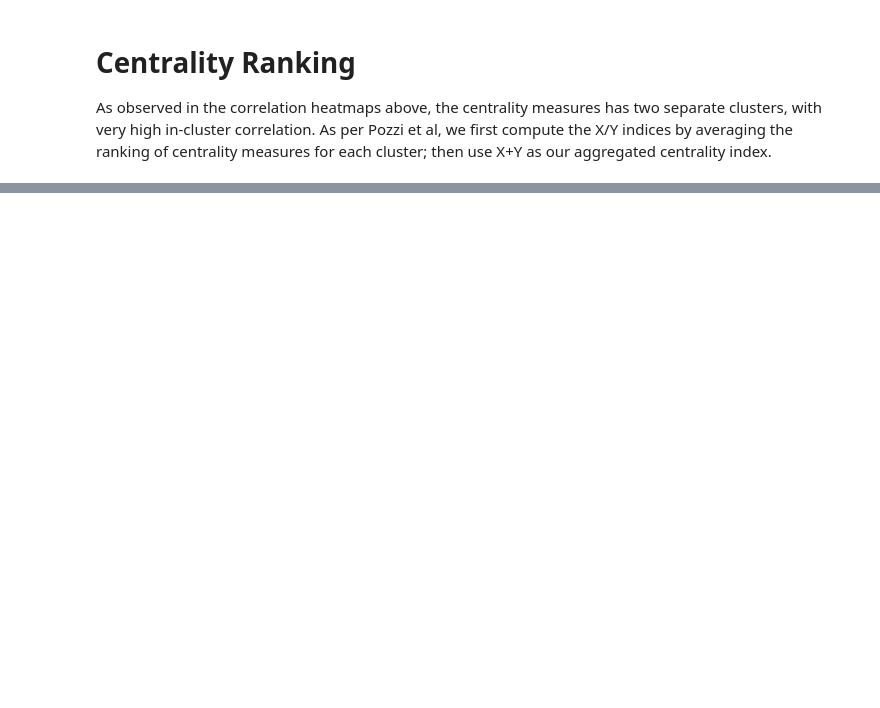
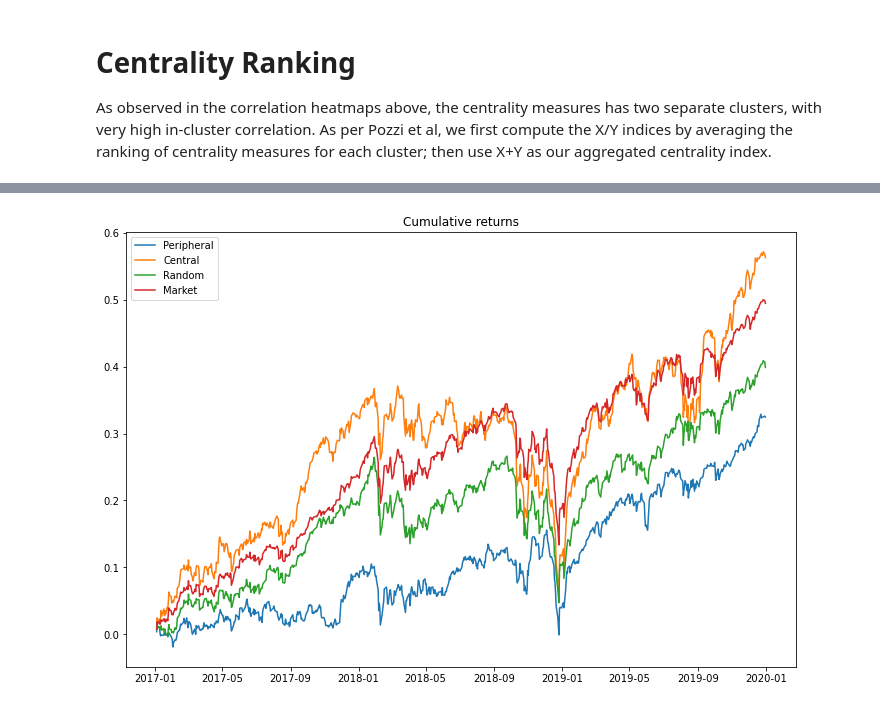
Before and after one commit to jw6602/GC-Project, a Jupyter notebook: backtest.ipynb, the cells around one changed output, grey strips where cells are left out. Saved outputs shown, nothing was run; the diff lists cells and outputs as text; code cells hidden in the pictures; blank space fills up the shorter version.

```diff
--- a/backtest.ipynb
+++ b/backtest.ipynb
@@ -353,0 +331,4 @@ class Backtester:
+# %%
+# basket size 30, quarterly rebalance, 1y rolling window for est.
+t_back = Backtester(30, 63, 1, 252)
+back_results = t_back.backtest_equal_weight(log_returns_df, verbose=True)
@@ -353,0 +386,12 @@ class Backtester:
+# %%
+plt.figure(figsize=(12,8))
+plt.title('Cumulative returns')
+portfolio_names = ['Peripheral', 'Central', 'Random', 'Market']
+#plt.plot(back_results.cumsum(), label=portfolio_names)
+for name in portfolio_names:
+    plt.plot(back_results[name].cumsum(), label=name)
+
+plt.legend()
+plt.show();
+# %% [output]
+[figure, added]
```
Also changed, not shown: parts of 24 cells of this notebook.
